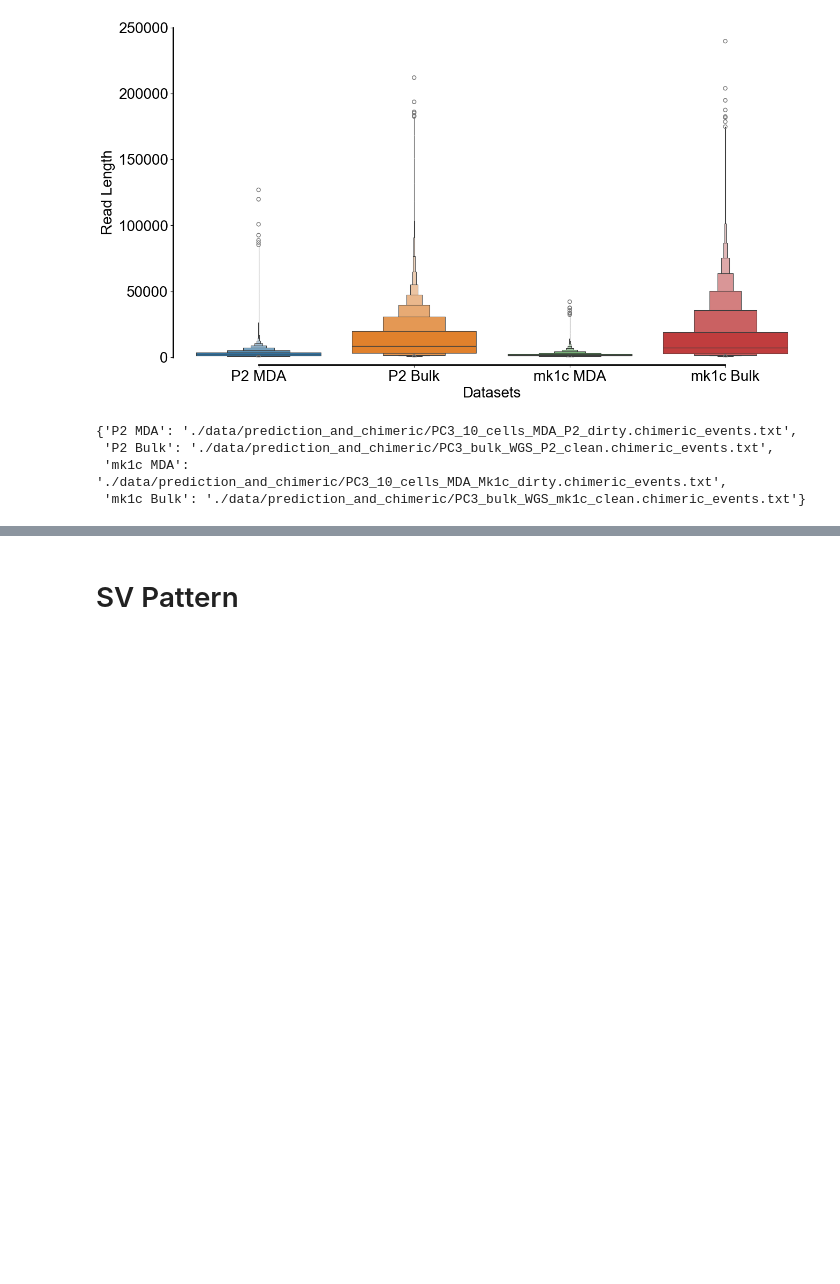
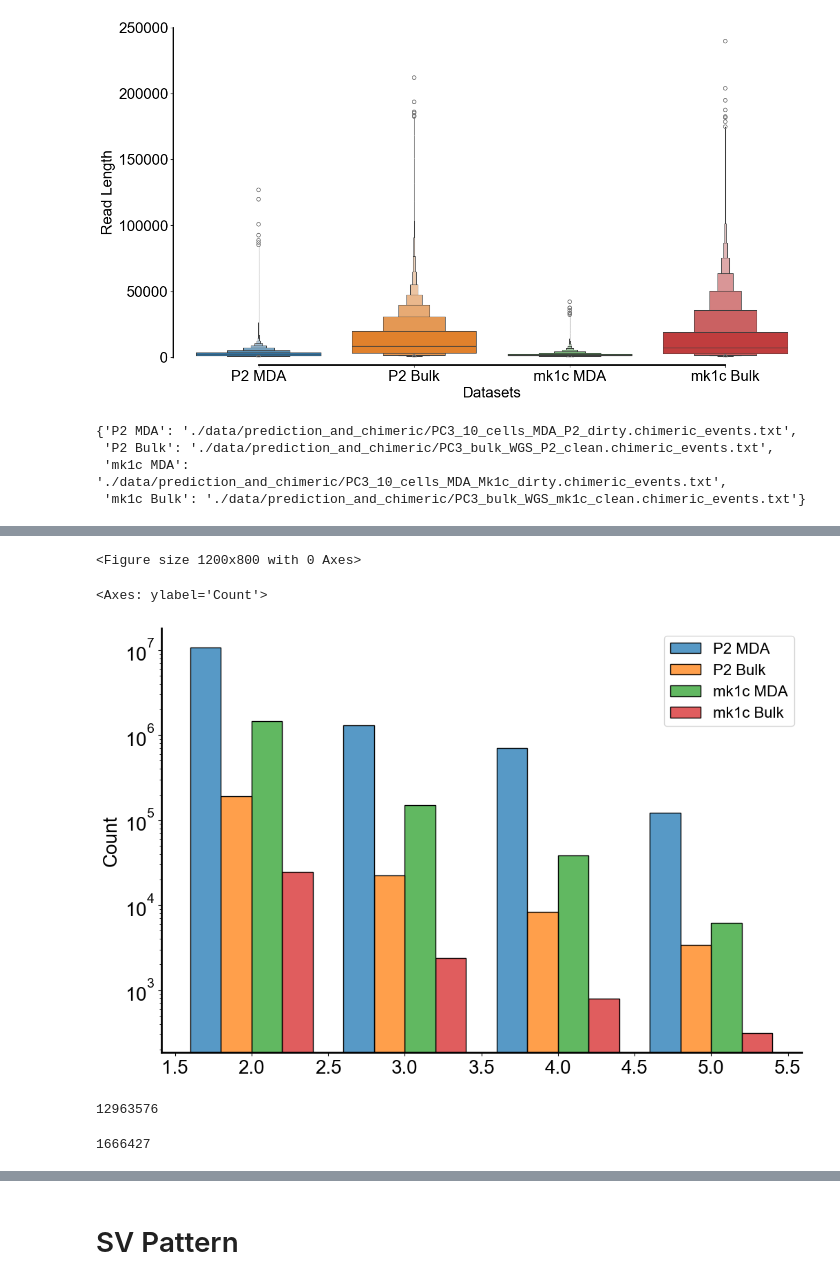
Before and after one commit to cauliyang/chimeralm_paper, a Jupyter notebook: figures/draw_figures.ipynb, the cells around one changed output, grey strips where cells are left out. Drawn from its saved outputs; the diff is of its cells as text; code cells hidden in the pictures; blank space fills up the shorter version.

```diff
--- a/figures/draw_figures.ipynb
+++ b/figures/draw_figures.ipynb
@@ -542,0 +597,10 @@ plot_read_length_distribution_from_npz(
+# %%
+plt.figure(figsize=(12, 8))
+sns.histplot(filtered_data, discrete=True, multiple="dodge", shrink=0.8)
+plt.yscale("log")
+sns.despine()
+plt.savefig("number_of_chimeric_alignments_distribution_filtered.pdf", dpi=300)
+# %% [output]
+<Figure size 1200x800 with 0 Axes>
+<Axes: ylabel='Count'>
+[figure, added]
@@ -542,0 +677,8 @@ plot_read_length_distribution_from_npz(
+# %%
+len(p2_data_by_prediciton)
+# %% [output]
+12963576
+# %%
+len(mk1c_data_by_prediction)
+# %% [output]
+1666427
```
Also changed, not shown: parts of 13 cells of this notebook, 13 other files.
